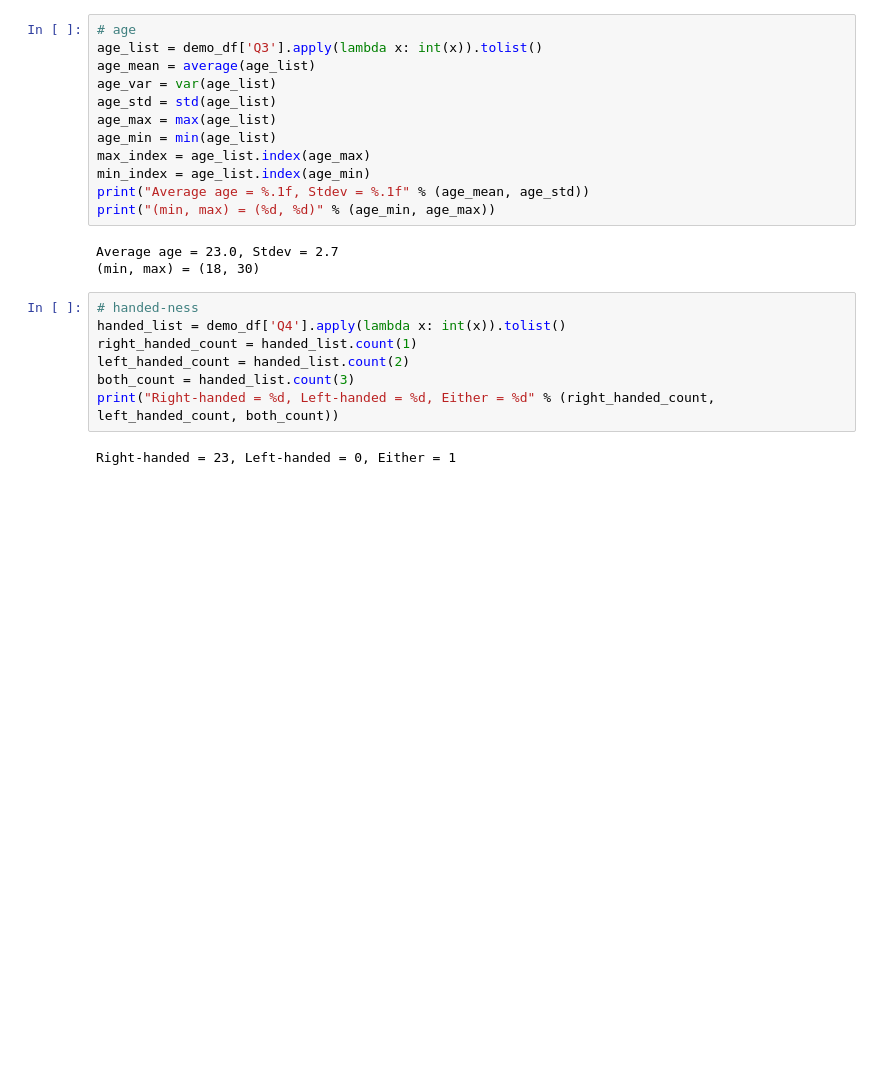
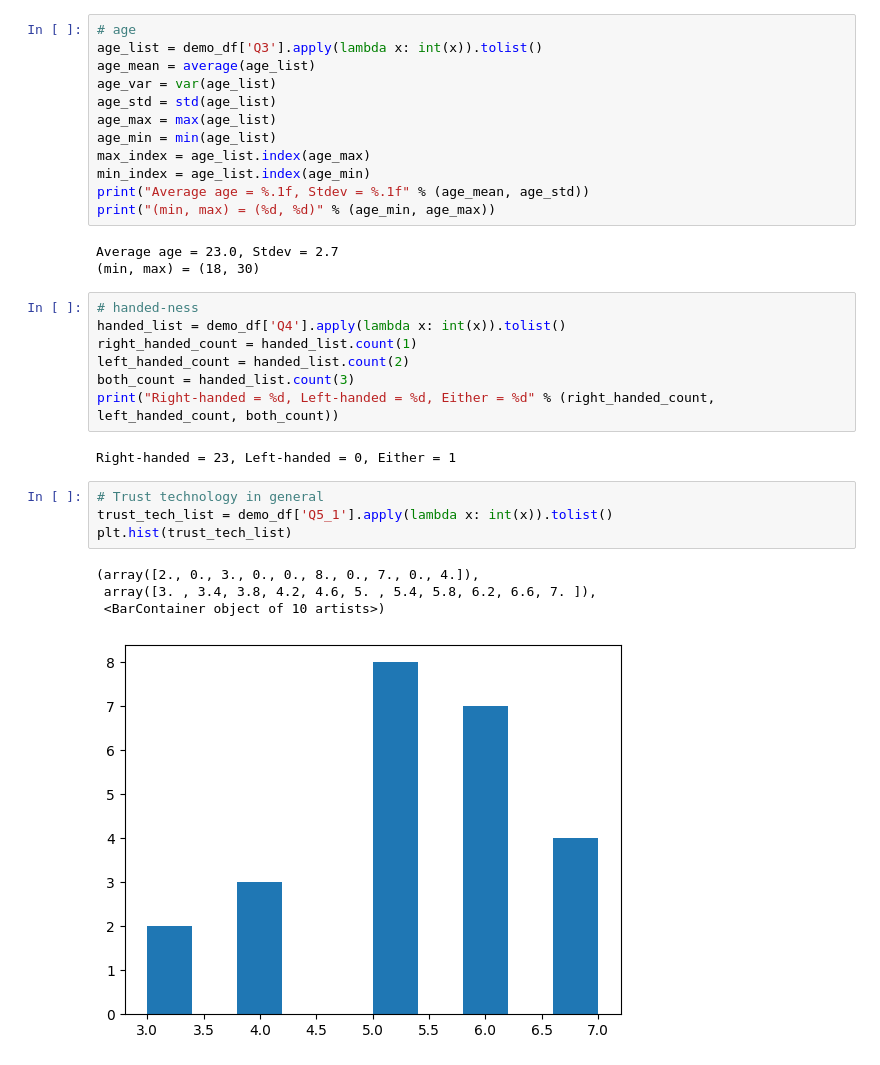
Before and after one commit to mpan31415/AutonomyFitts, a Jupyter notebook: data/form/demo_analysis.ipynb, the cells around one changed output. Drawn from its saved outputs; the diff is of its cells as text; blank space fills up the shorter version.

```diff
--- a/data/form/demo_analysis.ipynb
+++ b/data/form/demo_analysis.ipynb
@@ -73,3 +74,12 @@ both_count = handed_list.count(3)
 print("Right-handed = %d, Left-handed = %d, Either = %d" % (right_handed_count, left_handed_count, both_count))
 # %% [output]
 Right-handed = 23, Left-handed = 0, Either = 1
+# %%
+# Trust technology in general
+trust_tech_list = demo_df['Q5_1'].apply(lambda x: int(x)).tolist()
+plt.hist(trust_tech_list)
+# %% [output]
+(array([2., 0., 3., 0., 0., 8., 0., 7., 0., 4.]),
+ array([3. , 3.4, 3.8, 4.2, 4.6, 5. , 5.4, 5.8, 6.2, 6.6, 7. ]),
+ <BarContainer object of 10 artists>)
+[figure, added]
```
Also changed, not shown: parts of 3 cells of this notebook, 30 other files.
